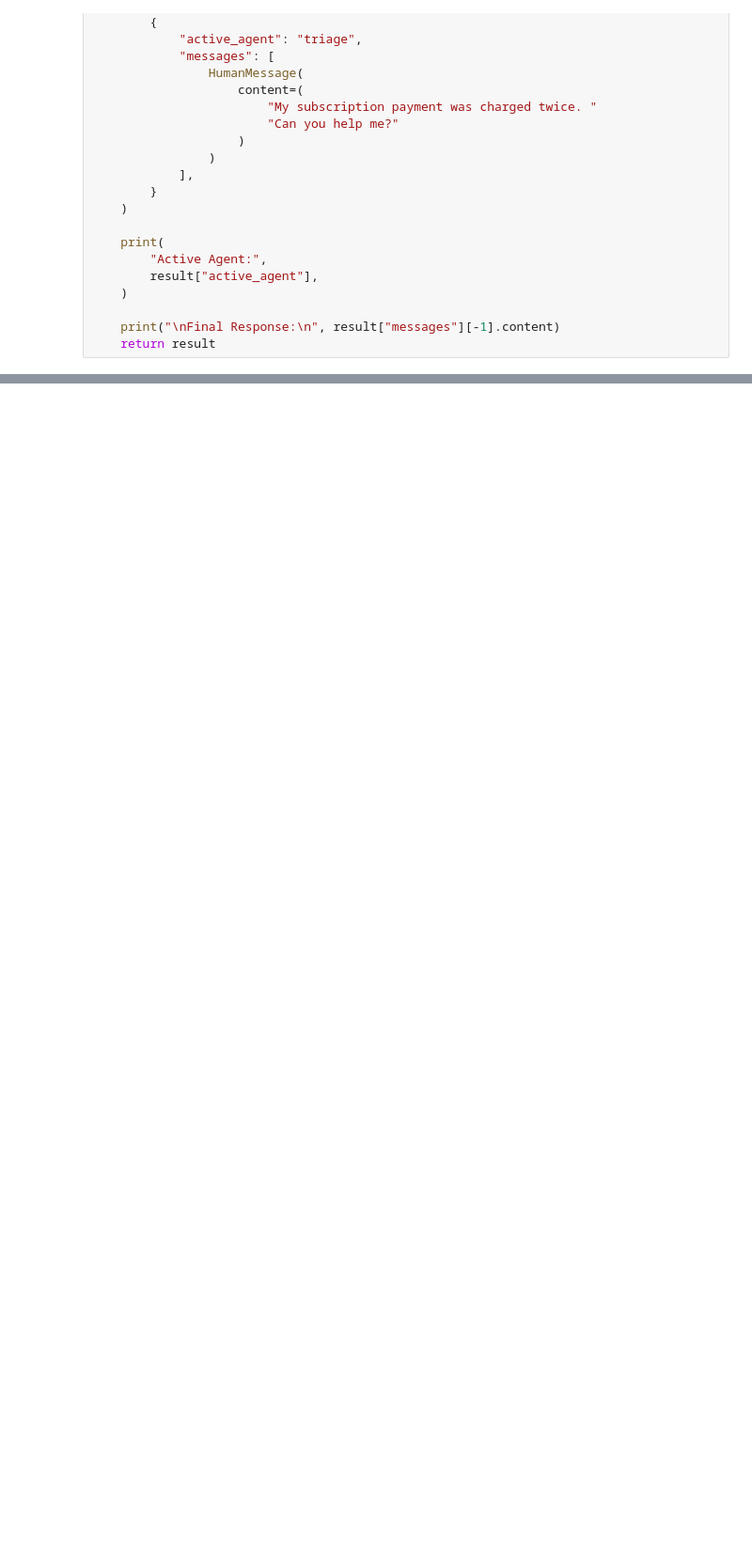
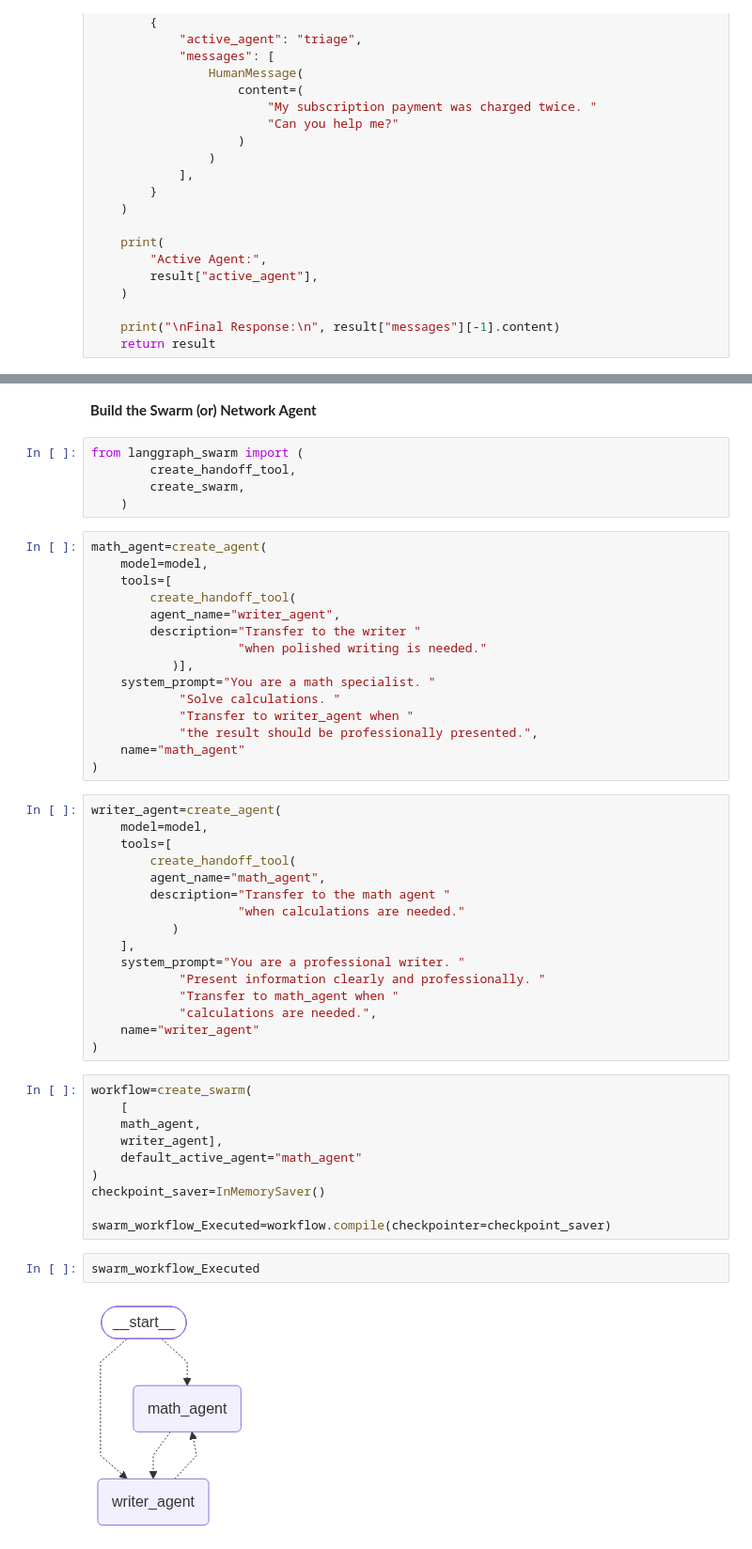
Before and after one commit to anilpomar/Full-Stack-Gen-AI-BootCamp-KrishNaik-, a Jupyter notebook: Class-49-26-Sep-2026_MultiAgents/MultiAgent_DifferentTypes.ipynb, the cells around one changed output, grey strips where cells are left out. Shown at 94% size. Cells and saved outputs as stored; diff of their text form; blank space fills up the shorter version.

Commit message:
Commiting SWARM Agent

```diff
--- a/Class-49-26-Sep-2026_MultiAgents/MultiAgent_DifferentTypes.ipynb
+++ b/Class-49-26-Sep-2026_MultiAgents/MultiAgent_DifferentTypes.ipynb
@@ -953,0 +967,52 @@ Once I have this information, I can look into the issue and help resolve it for
+# %% [markdown]
+**Build the Swarm (or) Network Agent**
+# %%
+from langgraph_swarm import (
+        create_handoff_tool,
+        create_swarm,
+    )
+# %%
+math_agent=create_agent(
+    model=model,
+    tools=[
+        create_handoff_tool(
+        agent_name="writer_agent",
+        description="Transfer to the writer "
+                    "when polished writing is needed."
+           )],
+    system_prompt="You are a math specialist. "
+            "Solve calculations. "
+            "Transfer to writer_agent when "
+            "the result should be professionally presented.",
+    name="math_agent"
+)
+# %%
+writer_agent=create_agent(
+    model=model,
+    tools=[
+        create_handoff_tool(
+        agent_name="math_agent",
+        description="Transfer to the math agent "
+                    "when calculations are needed."
+           )
+    ],
+    system_prompt="You are a professional writer. "
+            "Present information clearly and professionally. "
+            "Transfer to math_agent when "
+            "calculations are needed.",
+    name="writer_agent"
+)
+# %%
+workflow=create_swarm(
+    [
+    math_agent,
+    writer_agent],
+    default_active_agent="math_agent"
+)
+checkpoint_saver=InMemorySaver()
+
+swarm_workflow_Executed=workflow.compile(checkpointer=checkpoint_saver)
+# %%
+swarm_workflow_Executed
+# %% [output]
+[figure, added]
```
Also changed, not shown: parts of 7 cells of this notebook, 2 other files.
